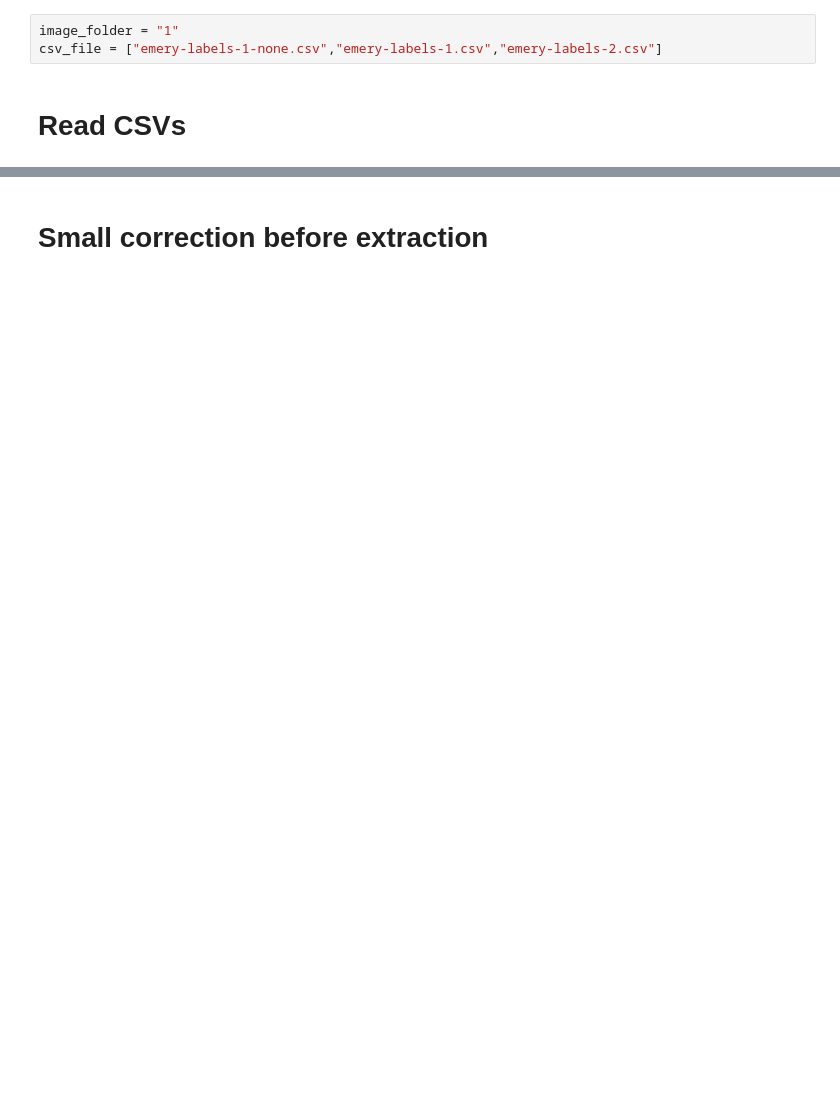
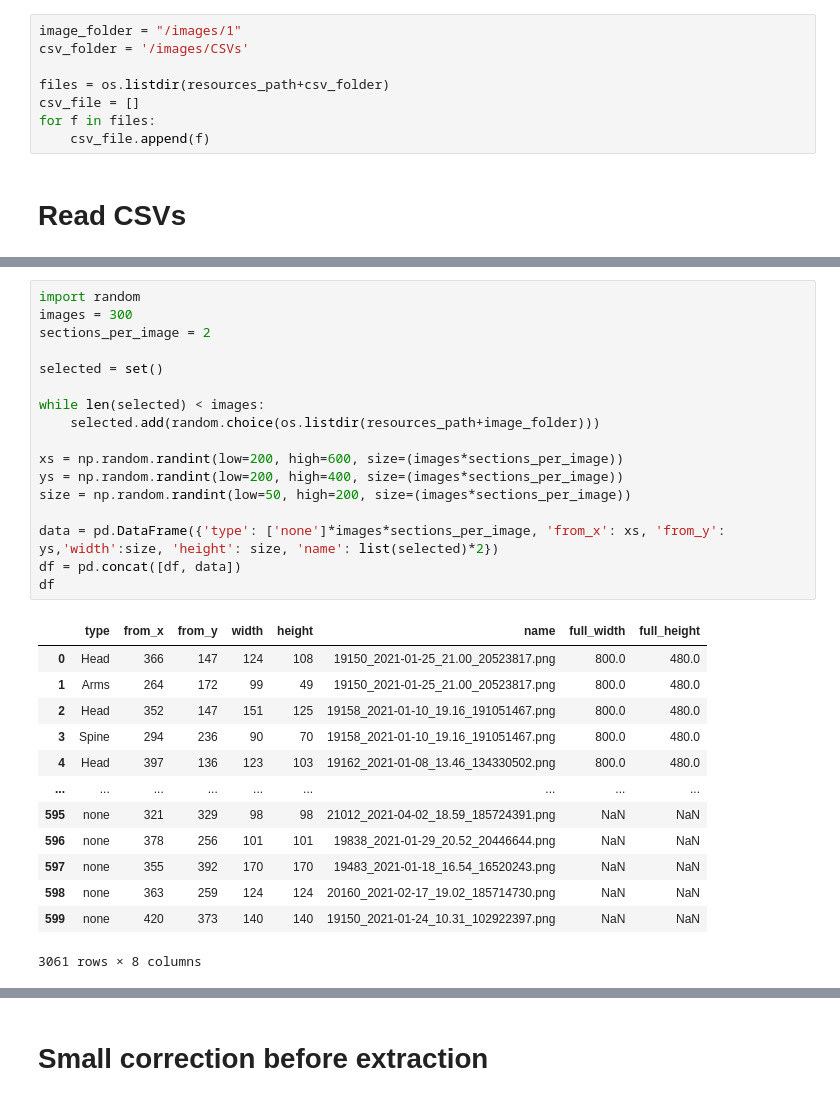
Before and after one commit to ZnFarha/Project3-1, a Jupyter notebook: src/HOG/Crop_from_CSV.ipynb, the cells around one changed output, grey strips where cells are left out. Drawn from its saved outputs; the diff is of its cells as text; blank space fills up the shorter version.

```diff
--- a/src/HOG/Crop_from_CSV.ipynb
+++ b/src/HOG/Crop_from_CSV.ipynb
@@ -7,8 +7,13 @@ os.chdir('../resources')
 resources_path = os.getcwd()
 os.chdir(folder_pwd)
 # %%
-image_folder = "1"
-csv_file = ["emery-labels-1-none.csv","emery-labels-1.csv","emery-labels-2.csv"]
+image_folder = "/images/1"
+csv_folder = '/images/CSVs'
+
+files = os.listdir(resources_path+csv_folder)
+csv_file = []
+for f in files:
+    csv_file.append(f)
 # %% [markdown]
 # Read CSVs
 # %%
@@ -45,0 +33,31 @@ Wall time: 11 ms
+# %%
+import random
+images = 300
+sections_per_image = 2
+
+selected = set()
+
+while len(selected) < images:
+    selected.add(random.choice(os.listdir(resources_path+image_folder)))
+
+xs = np.random.randint(low=200, high=600, size=(images*sections_per_image))
+ys = np.random.randint(low=200, high=400, size=(images*sections_per_image))
+size = np.random.randint(low=50, high=200, size=(images*sections_per_image))
+
+data = pd.DataFrame({'type': ['none']*images*sections_per_image, 'from_x': xs, 'from_y': ys,'width':size, 'height': size, 'name': list(selected)*2})
+df = pd.concat([df, data])
+df
+# %% [output]
+|  | type | from_x | from_y | width | height | name | full_width | full_height |
+| 0 | Head | 366 | 147 | 124 | 108 | 19150_2021-01-25_21.00_20523817.png | 800.0 | 480.0 |
+| 1 | Arms | 264 | 172 | 99 | 49 | 19150_2021-01-25_21.00_20523817.png | 800.0 | 480.0 |
+| 2 | Head | 352 | 147 | 151 | 125 | 19158_2021-01-10_19.16_191051467.png | 800.0 | 480.0 |
+| 3 | Spine | 294 | 236 | 90 | 70 | 19158_2021-01-10_19.16_191051467.png | 800.0 | 480.0 |
+| 4 | Head | 397 | 136 | 123 | 103 | 19162_2021-01-08_13.46_134330502.png | 800.0 | 480.0 |
+| ... | ... | ... | ... | ... | ... | ... | ... | ... |
+| 595 | none | 321 | 329 | 98 | 98 | 21012_2021-04-02_18.59_185724391.png | NaN | NaN |
+| 596 | none | 378 | 256 | 101 | 101 | 19838_2021-01-29_20.52_20446644.png | NaN | NaN |
+| 597 | none | 355 | 392 | 170 | 170 | 19483_2021-01-18_16.54_16520243.png | NaN | NaN |
+| 598 | none | 363 | 259 | 124 | 124 | 20160_2021-02-17_19.02_185714730.png | NaN | NaN |
+| 599 | none | 420 | 373 | 140 | 140 | 19150_2021-01-24_10.31_102922397.png | NaN | NaN |
+3061 rows × 8 columns
```
Also changed, not shown: parts of 7 cells of this notebook, 11 other files.
